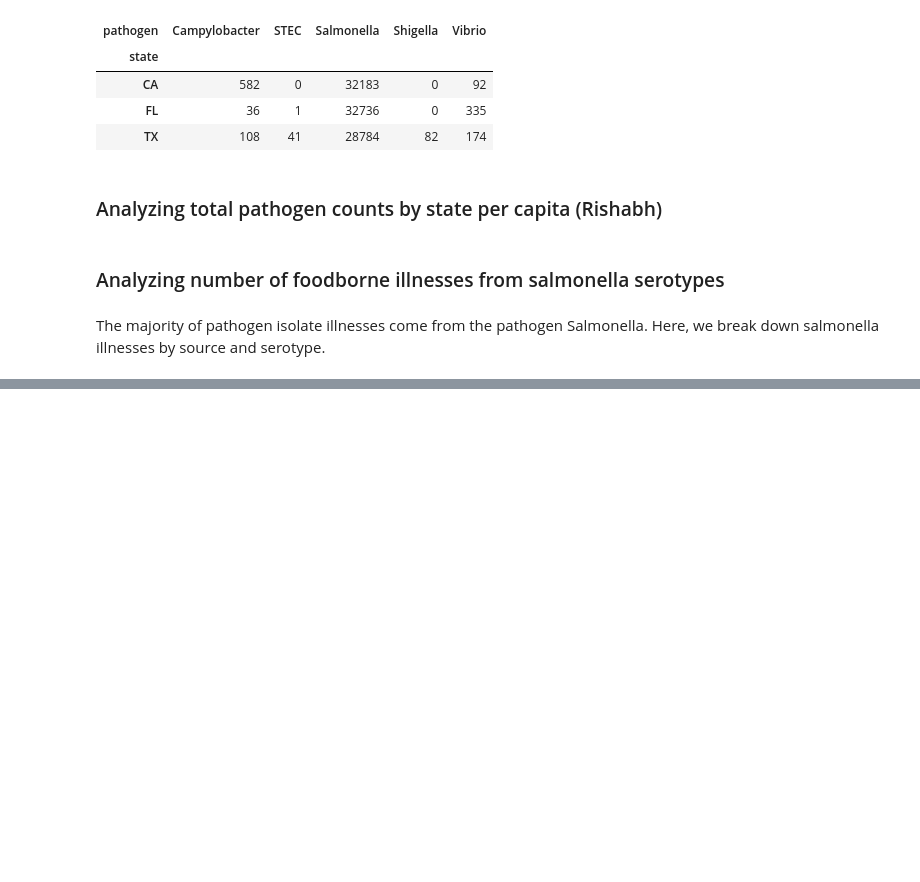
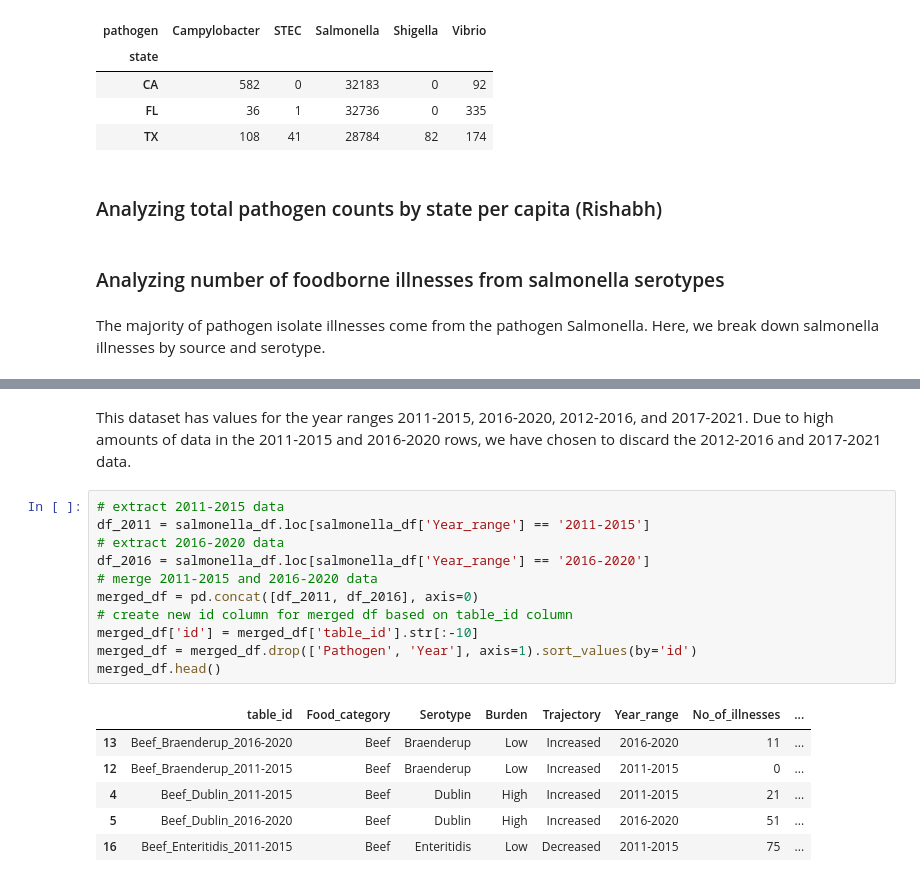
Before and after one commit to NikkiLa1/DS-5610-EDA-Final, a Jupyter notebook: EDA Code.ipynb, the cells around one changed output, grey strips where cells are left out. Drawn from its saved outputs; the diff is of its cells as text; blank space fills up the shorter version.

```diff
--- a/EDA Code.ipynb
+++ b/EDA Code.ipynb
@@ -384,0 +395,20 @@ The majority of pathogen isolate illnesses come from the pathogen Salmonella. He
+# %% [markdown]
+This dataset has values for the year ranges 2011-2015, 2016-2020, 2012-2016, and 2017-2021. Due to high amounts of data in the 2011-2015 and 2016-2020 rows, we have chosen to discard the 2012-2016 and 2017-2021 data.
+# %%
+# extract 2011-2015 data
+df_2011 = salmonella_df.loc[salmonella_df['Year_range'] == '2011-2015']
+# extract 2016-2020 data
+df_2016 = salmonella_df.loc[salmonella_df['Year_range'] == '2016-2020']
+# merge 2011-2015 and 2016-2020 data
+merged_df = pd.concat([df_2011, df_2016], axis=0)
+# create new id column for merged df based on table_id column
+merged_df['id'] = merged_df['table_id'].str[:-10]
+merged_df = merged_df.drop(['Pathogen', 'Year'], axis=1).sort_values(by='id')
+merged_df.head()
+# %% [output]
+|  | table_id | Food_category | Serotype | Burden | Trajectory | Year_range | No_of_illnesses | ... |
+| 13 | Beef_Braenderup_2016-2020 | Beef | Braenderup | Low | Increased | 2016-2020 | 11 | ... |
+| 12 | Beef_Braenderup_2011-2015 | Beef | Braenderup | Low | Increased | 2011-2015 | 0 | ... |
+| 4 | Beef_Dublin_2011-2015 | Beef | Dublin | High | Increased | 2011-2015 | 21 | ... |
+| 5 | Beef_Dublin_2016-2020 | Beef | Dublin | High | Increased | 2016-2020 | 51 | ... |
+| 16 | Beef_Enteritidis_2011-2015 | Beef | Enteritidis | Low | Decreased | 2011-2015 | 75 | ... |
```
Also changed, not shown: parts of 5 cells of this notebook.
